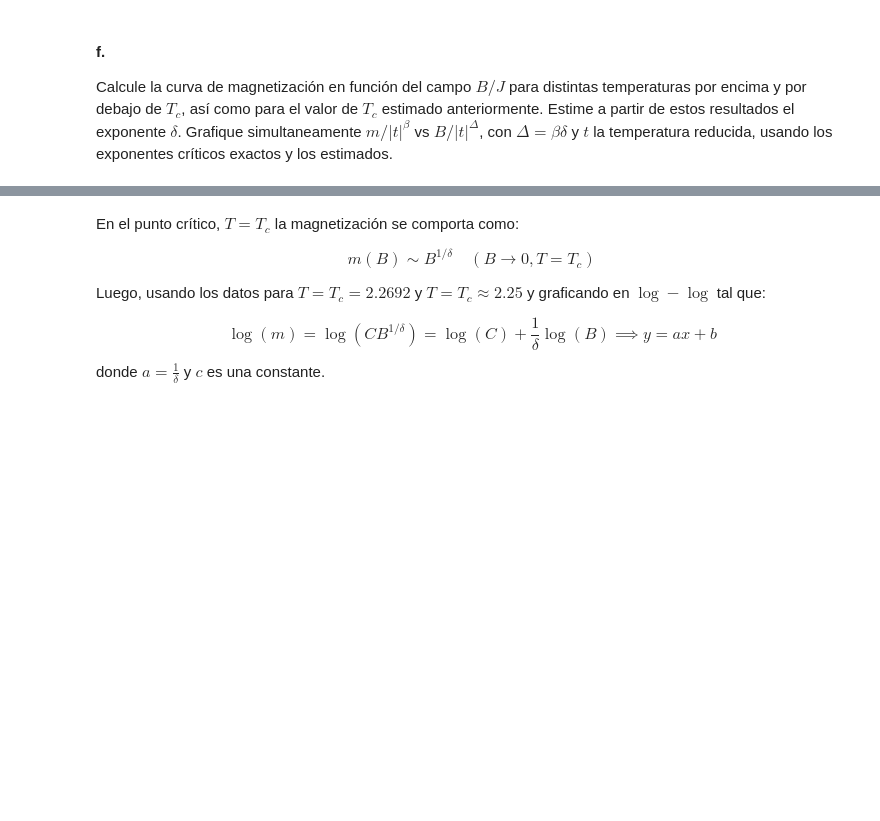
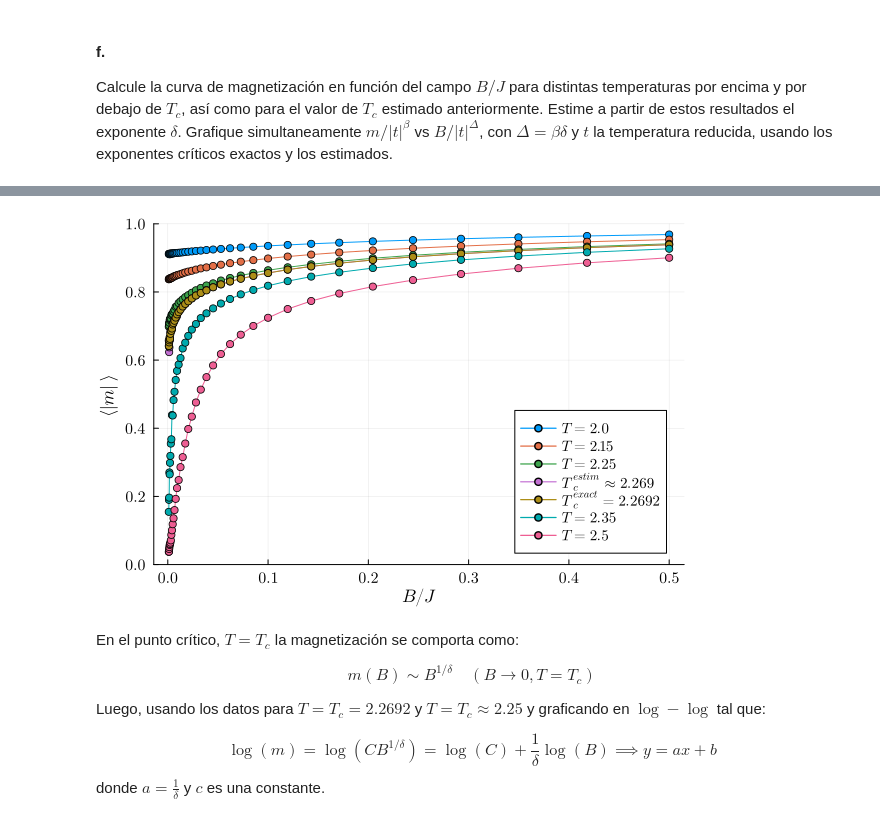
Before and after one commit to diegodorado1729/Coding, a Jupyter notebook: Julia/monte-carlo/G4P2-op.ipynb, the cells around one changed output, grey strips where cells are left out. Drawn from its saved outputs; the diff is of its cells as text; code cells hidden in the pictures; blank space fills up the shorter version.

```diff
--- a/Julia/monte-carlo/G4P2-op.ipynb
+++ b/Julia/monte-carlo/G4P2-op.ipynb
@@ -925,34 +923,48 @@ Generado: ./data/B/observables_L200_B0.0022.csv
 # %%
-T_list = [2.0, 2.15, 2.25, 2.2692, 2.35, 2.5]
+# Actualizamos al Tc obtenido por Binder
+Tc_binder = 2.2690
+T_list = [2.0, 2.15, 2.25, Tc_binder, 2.2692, 2.35, 2.5]
 B1 = 10 .^ range(log10(0.001), log10(0.1), length=30)
 B2 = 10 .^ range(log10(0.1), log10(0.5), length=10)[2:end]
 B_list = vcat(B1, B2)
 l = 200
 
 # Matriz 2D: Filas = Temperaturas, Columnas = Campos B
 M_data = zeros(length(T_list), length(B_list))
 
 for (j, B) in enumerate(B_list)
-    filename = "./data/B/observables_L$(l)_B$(round(B, digits=2)).csv"
+    # Replicamos el formato de 4 decimales para leer el archivo correcto
+    B_str = @sprintf("%.4f", B)
+    filename = "./data/B/observables_L$(l)_B$(B_str).csv"
+
     data = readdlm(filename, ',', Float64)
     T_vals = data[:, 1]
     m_vals = data[:, 2]
 
     for (k, T) in enumerate(T_list)
         idx = findfirst(==(T), T_vals)
         M_data[k, j] = m_vals[idx]
     end
 end
 
 plt1 = plot(xlabel=L"B/J", ylabel=L"\langle |m| \rangle", ylims=(0, 1), legend=:bottomright, lw=2)
 
 for (k, T) in enumerate(T_list)
-    t_label = T == 2.2692 ? L"T_c = %$T" : L"T = %$T"
+    # Actualizamos el check para el nuevo Tc
+    if T == Tc_binder
+        t_label = L"T_c^{estim} \approx %$T"
+    elseif T == 2.2692
+        t_label = L"T_c^{exact} = %$T"
+    else
+        t_label = L"T = %$T"
+    end
     plot!(plt1, B_list, M_data[k, :], label=t_label, marker=:circle)
 end
 
 display(plt1)
 # savefig(plt1, "m_vs_B_all.pdf")
+# %% [output]
+[figure, added]
 # %% [markdown]
 En el punto crítico, $T=T_c$ la magnetización se comporta como:
 
```
Also changed, not shown: parts of 5 cells of this notebook.
